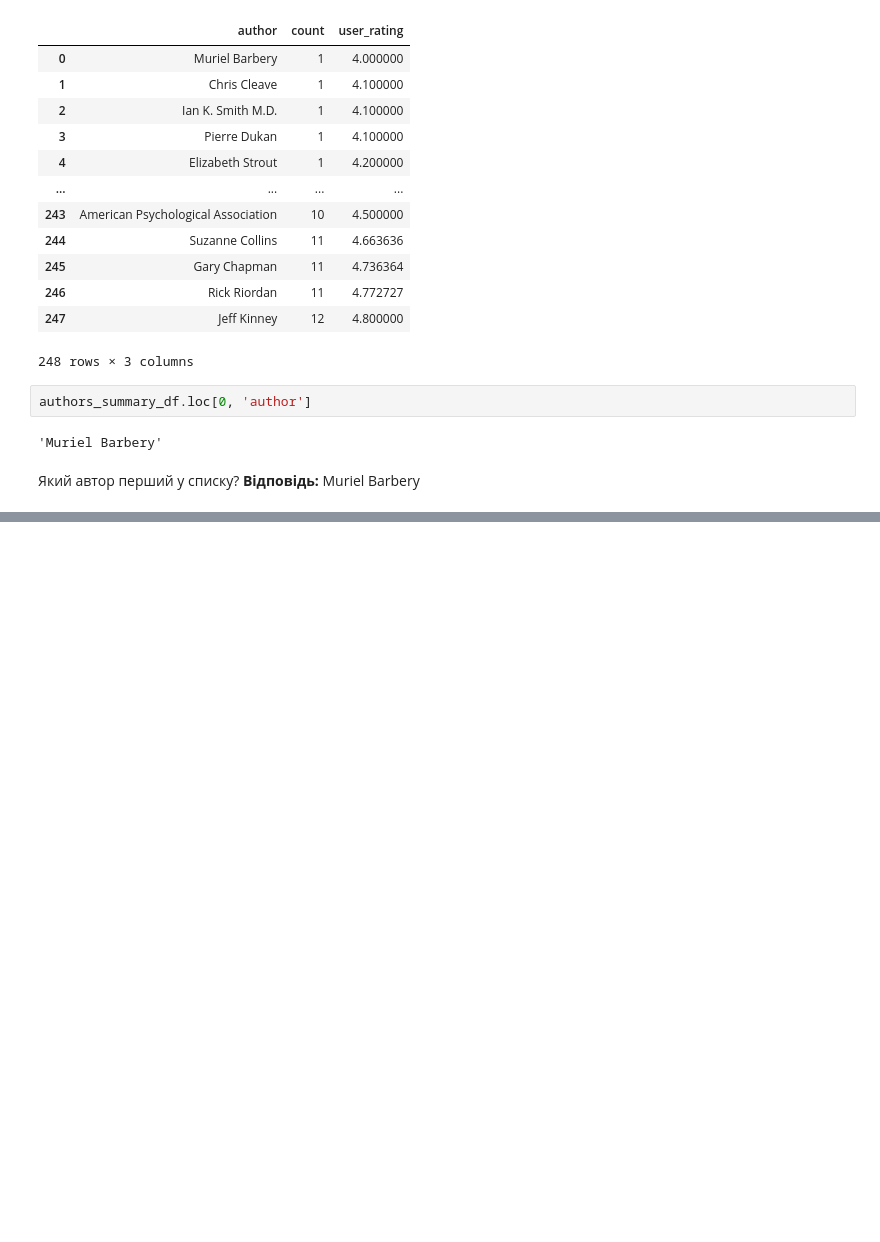
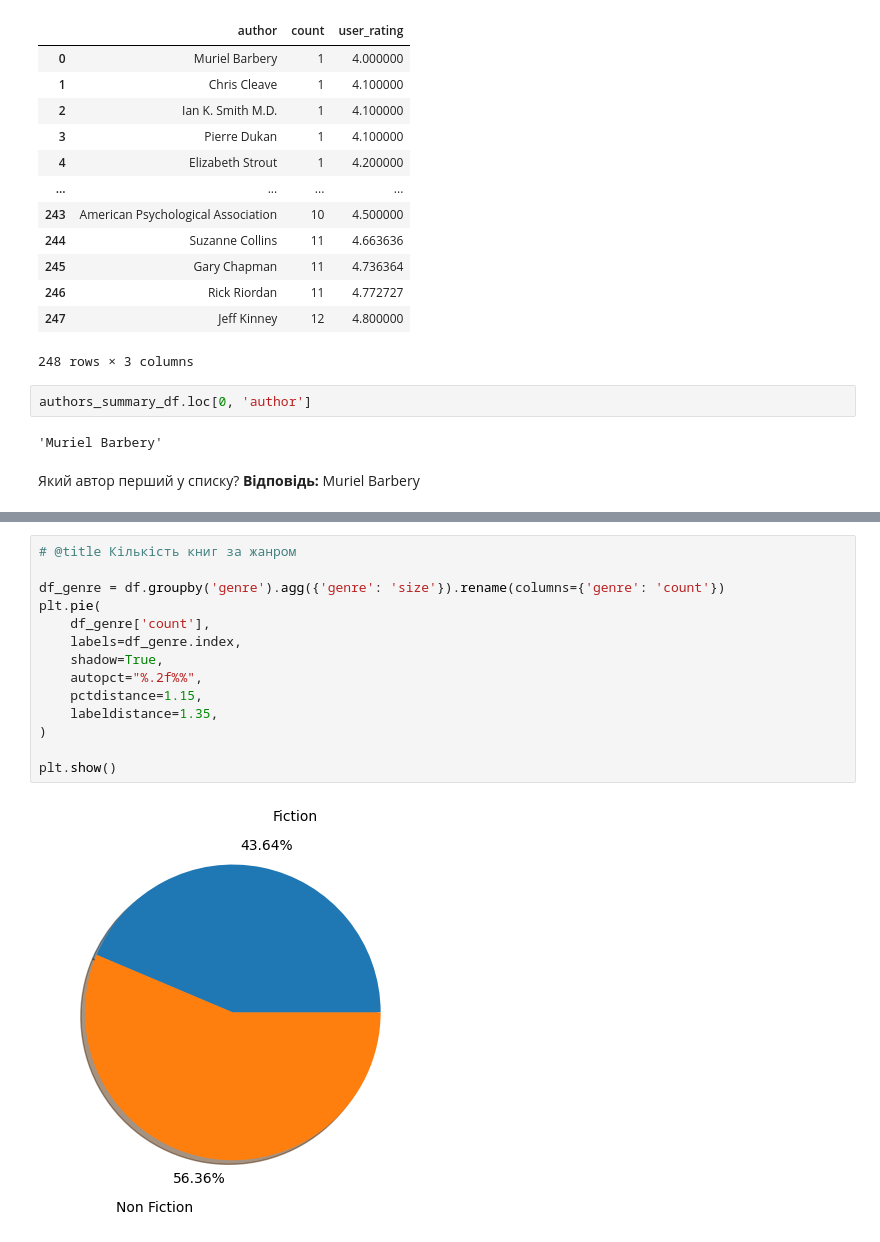
Before and after one commit to peakodev/data_science, a Jupyter notebook: home_02/Hw2_3.ipynb, the cells around one changed output, grey strips where cells are left out. Cells and saved outputs as stored; diff of their text form; blank space fills up the shorter version.

```diff
--- a/home_02/Hw2_3.ipynb
+++ b/home_02/Hw2_3.ipynb
@@ -244,0 +267,16 @@ authors_summary_df.loc[0, 'author']
+# %%
+# @title Кількість книг за жанром
+
+df_genre = df.groupby('genre').agg({'genre': 'size'}).rename(columns={'genre': 'count'})
+plt.pie(
+    df_genre['count'],
+    labels=df_genre.index,
+    shadow=True,
+    autopct="%.2f%%",
+    pctdistance=1.15,
+    labeldistance=1.35,
+)
+
+plt.show()
+# %% [output]
+[figure, added]
```
Also changed, not shown: parts of 4 cells of this notebook.
